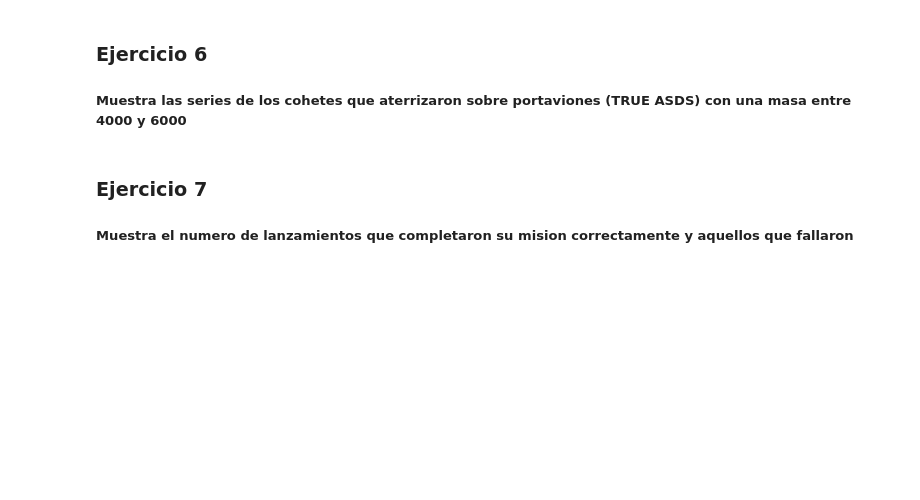
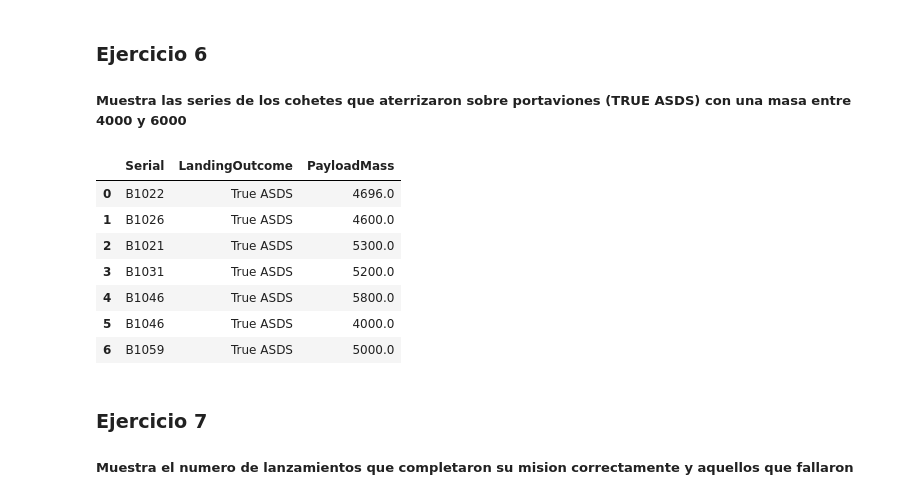
Before and after one commit to cristinaescriche/Curso-de-Cloud, a Jupyter notebook: Día 05/SpaceX - 3 -EDA Using SQL.ipynb, the cells around one changed output. Saved outputs shown, nothing was run; the diff lists cells and outputs as text; code cells hidden in the pictures; blank space fills up the shorter version.

```diff
--- a/Día 05/SpaceX - 3 -EDA Using SQL.ipynb
+++ b/Día 05/SpaceX - 3 -EDA Using SQL.ipynb
@@ -102,11 +146,20 @@ df
 
 ##### Muestra las series de los cohetes que aterrizaron sobre portaviones (TRUE ASDS) con una masa entre 4000 y 6000
 # %%
-query = """select Serial from SPACEXTBL
+query = """select Serial, LandingOutcome, PayloadMass from SPACEXTBL
 WHERE LandingOutcome = 'TRUE ASDS'
 AND PayloadMass BETWEEN 4000 AND 6000 ;"""
 df  = pd.read_sql(query, con = engine )
 df
+# %% [output]
+|  | Serial | LandingOutcome | PayloadMass |
+| 0 | B1022 | True ASDS | 4696.0 |
+| 1 | B1026 | True ASDS | 4600.0 |
+| 2 | B1021 | True ASDS | 5300.0 |
+| 3 | B1031 | True ASDS | 5200.0 |
+| 4 | B1046 | True ASDS | 5800.0 |
+| 5 | B1046 | True ASDS | 4000.0 |
+| 6 | B1059 | True ASDS | 5000.0 |
 # %% [markdown]
 ### Ejercicio 7
 
```
Also changed, not shown: parts of 12 cells of this notebook.
